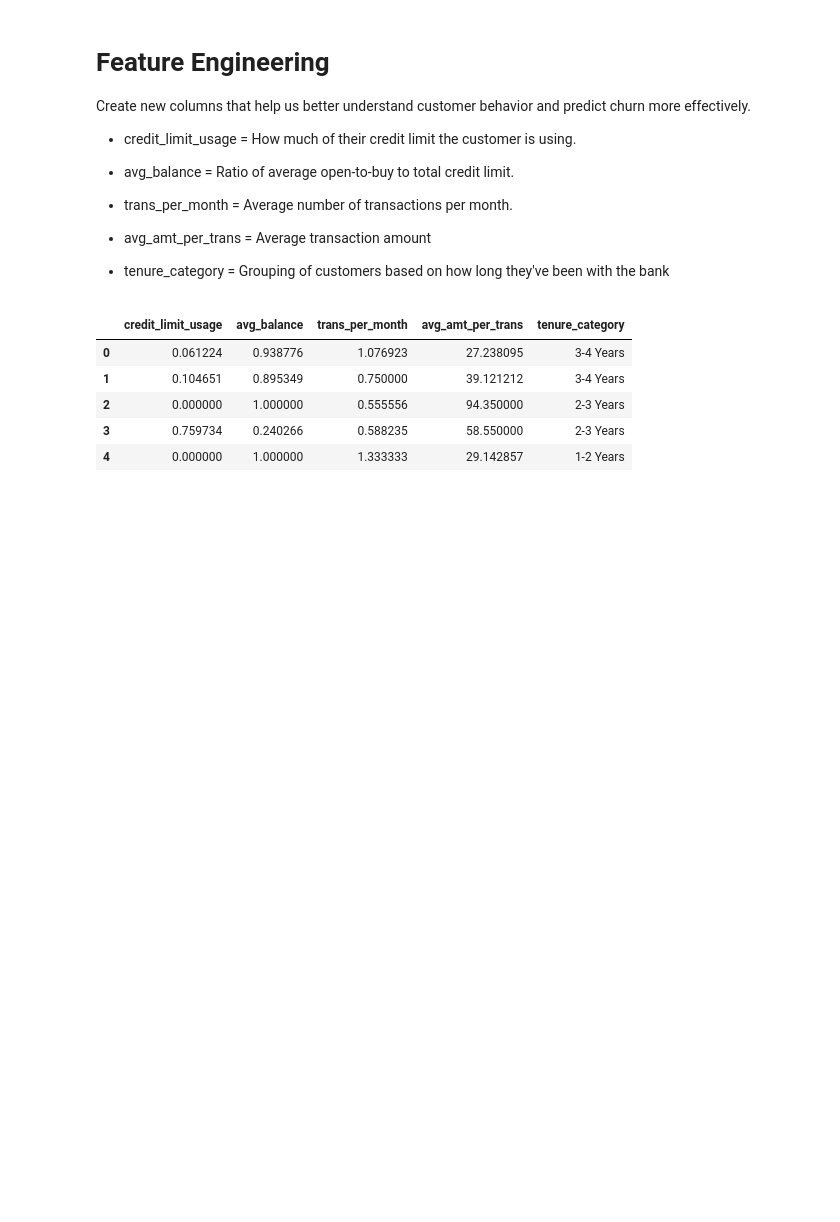
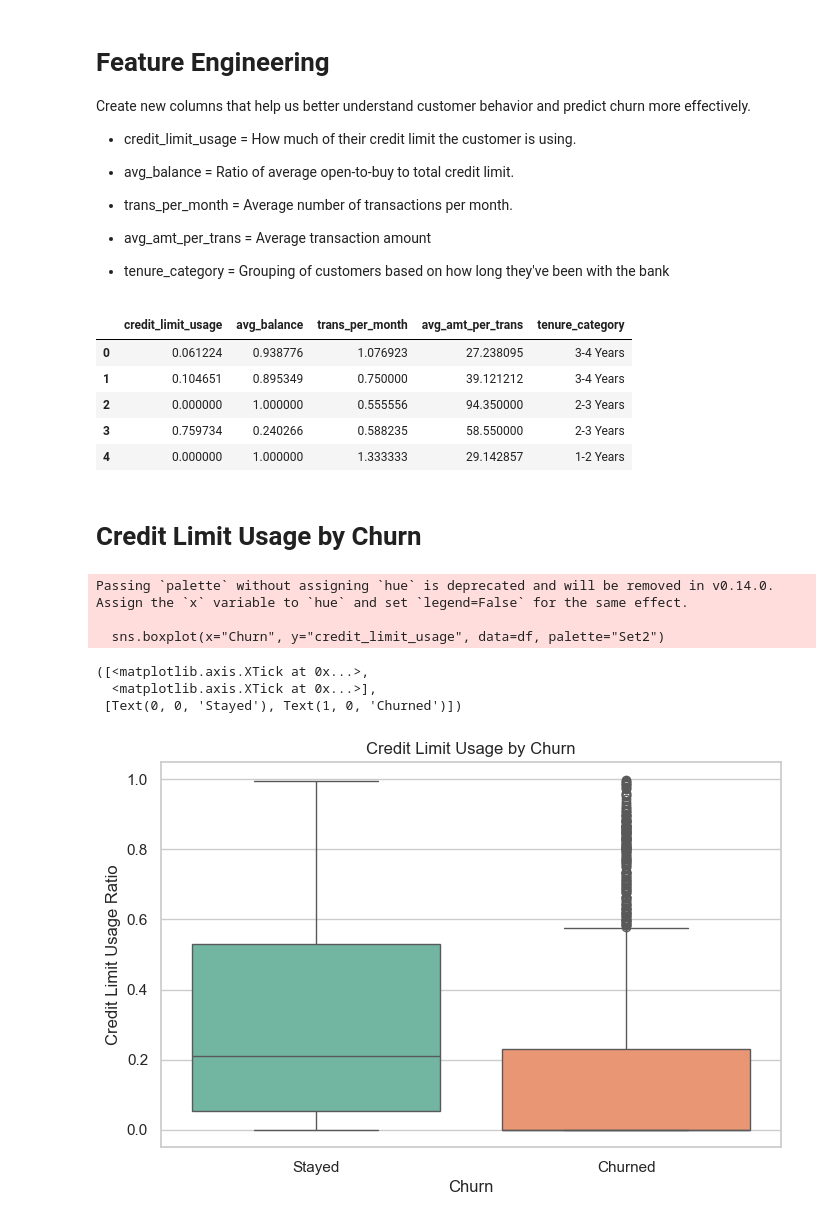
Before and after one commit to rmj9000/Credit_Card_Customer_Churn_Analysis, a Jupyter notebook: jupyter_notebooks/ETL.ipynb, the cells around one changed output. Cells and saved outputs as stored; diff of their text form; code cells hidden in the pictures; blank space fills up the shorter version.

Commit message:
Add Boxplot Chart

```diff
--- a/jupyter_notebooks/ETL.ipynb
+++ b/jupyter_notebooks/ETL.ipynb
@@ -174,3 +174,28 @@ df[["credit_limit_usage", "avg_balance", "trans_per_month", "avg_amt_per_trans",
 | 2 | 0.000000 | 1.000000 | 0.555556 | 94.350000 | 2-3 Years |
 | 3 | 0.759734 | 0.240266 | 0.588235 | 58.550000 | 2-3 Years |
 | 4 | 0.000000 | 1.000000 | 1.333333 | 29.142857 | 1-2 Years |
+# %% [markdown]
+# Credit Limit Usage by Churn
+# %%
+# Set the style
+sns.set(style="whitegrid")
+plt.figure(figsize=(8, 5))
+
+# Boxplot
+sns.boxplot(x="Churn", y="credit_limit_usage", data=df, palette="Set2")
+
+# Add title and labels
+plt.title("Credit Limit Usage by Churn")
+plt.xlabel("Churn")
+plt.ylabel("Credit Limit Usage Ratio")
+plt.xticks([0, 1], ['Stayed', 'Churned'])
+
+# Show the plot
+# %% [output]
+Passing `palette` without assigning `hue` is deprecated and will be removed in v0.14.0. Assign the `x` variable to `hue` and set `legend=False` for the same effect.
+
+  sns.boxplot(x="Churn", y="credit_limit_usage", data=df, palette="Set2")
+([<matplotlib.axis.XTick at 0x...>,
+  <matplotlib.axis.XTick at 0x...>],
+ [Text(0, 0, 'Stayed'), Text(1, 0, 'Churned')])
+[figure, added]
```
Also changed, not shown: parts of 1 cell of this notebook.
